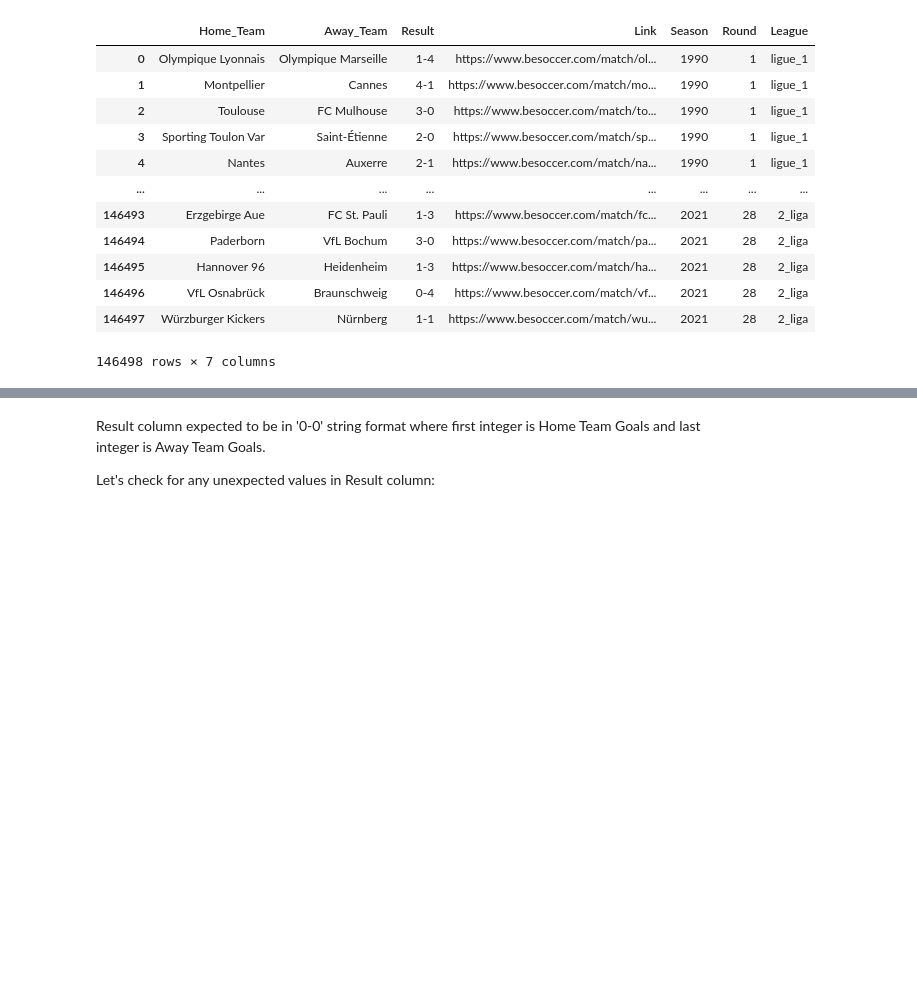
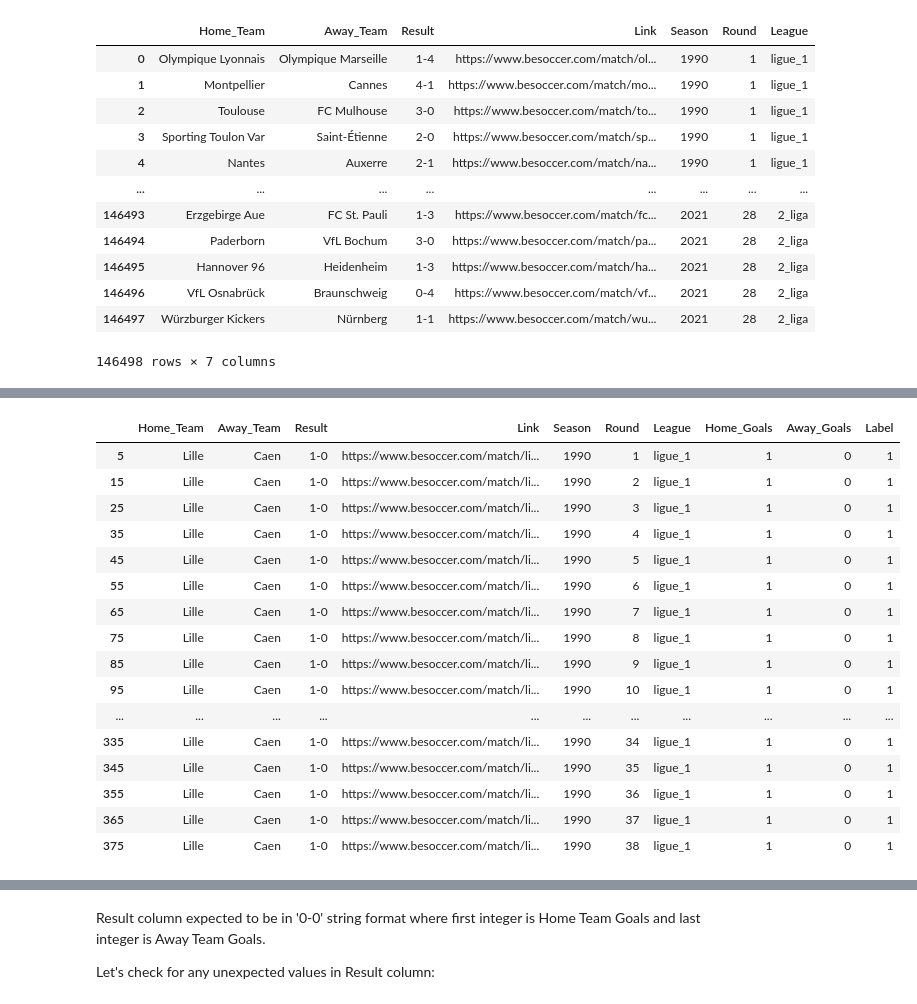
Before and after one commit to armanh3k/Football-Outcome-Predictions, a Jupyter notebook: eda.ipynb, the cells around one changed output, grey strips where cells are left out. Saved outputs shown, nothing was run; the diff lists cells and outputs as text; code cells hidden in the pictures; blank space fills up the shorter version.

```diff
--- a/eda.ipynb
+++ b/eda.ipynb
@@ -68,0 +129,4 @@ full_results_table
+# %%
+x = full_results_table.loc[(full_results_table['League'] == 'ligue_1') & (full_results_table['Season'] == 1990)]
+
+x
@@ -68,0 +147,20 @@ full_results_table
+# %%
+x.loc[(x['Home_Team'] == 'Lille') & ((x['Away_Team'] == 'Caen'))]
+# %% [output]
+|  | Home_Team | Away_Team | Result | Link | Season | Round | League | Home_Goals | Away_Goals | Label |
+| 5 | Lille | Caen | 1-0 | https://www.besoccer.com/match/li... | 1990 | 1 | ligue_1 | 1 | 0 | 1 |
+| 15 | Lille | Caen | 1-0 | https://www.besoccer.com/match/li... | 1990 | 2 | ligue_1 | 1 | 0 | 1 |
+| 25 | Lille | Caen | 1-0 | https://www.besoccer.com/match/li... | 1990 | 3 | ligue_1 | 1 | 0 | 1 |
+| 35 | Lille | Caen | 1-0 | https://www.besoccer.com/match/li... | 1990 | 4 | ligue_1 | 1 | 0 | 1 |
+| 45 | Lille | Caen | 1-0 | https://www.besoccer.com/match/li... | 1990 | 5 | ligue_1 | 1 | 0 | 1 |
+| 55 | Lille | Caen | 1-0 | https://www.besoccer.com/match/li... | 1990 | 6 | ligue_1 | 1 | 0 | 1 |
+| 65 | Lille | Caen | 1-0 | https://www.besoccer.com/match/li... | 1990 | 7 | ligue_1 | 1 | 0 | 1 |
+| 75 | Lille | Caen | 1-0 | https://www.besoccer.com/match/li... | 1990 | 8 | ligue_1 | 1 | 0 | 1 |
+| 85 | Lille | Caen | 1-0 | https://www.besoccer.com/match/li... | 1990 | 9 | ligue_1 | 1 | 0 | 1 |
+| 95 | Lille | Caen | 1-0 | https://www.besoccer.com/match/li... | 1990 | 10 | ligue_1 | 1 | 0 | 1 |
+| ... | ... | ... | ... | ... | ... | ... | ... | ... | ... | ... |
+| 335 | Lille | Caen | 1-0 | https://www.besoccer.com/match/li... | 1990 | 34 | ligue_1 | 1 | 0 | 1 |
+| 345 | Lille | Caen | 1-0 | https://www.besoccer.com/match/li... | 1990 | 35 | ligue_1 | 1 | 0 | 1 |
+| 355 | Lille | Caen | 1-0 | https://www.besoccer.com/match/li... | 1990 | 36 | ligue_1 | 1 | 0 | 1 |
+| 365 | Lille | Caen | 1-0 | https://www.besoccer.com/match/li... | 1990 | 37 | ligue_1 | 1 | 0 | 1 |
+| 375 | Lille | Caen | 1-0 | https://www.besoccer.com/match/li... | 1990 | 38 | ligue_1 | 1 | 0 | 1 |
```
Also changed, not shown: parts of 19 cells of this notebook.
